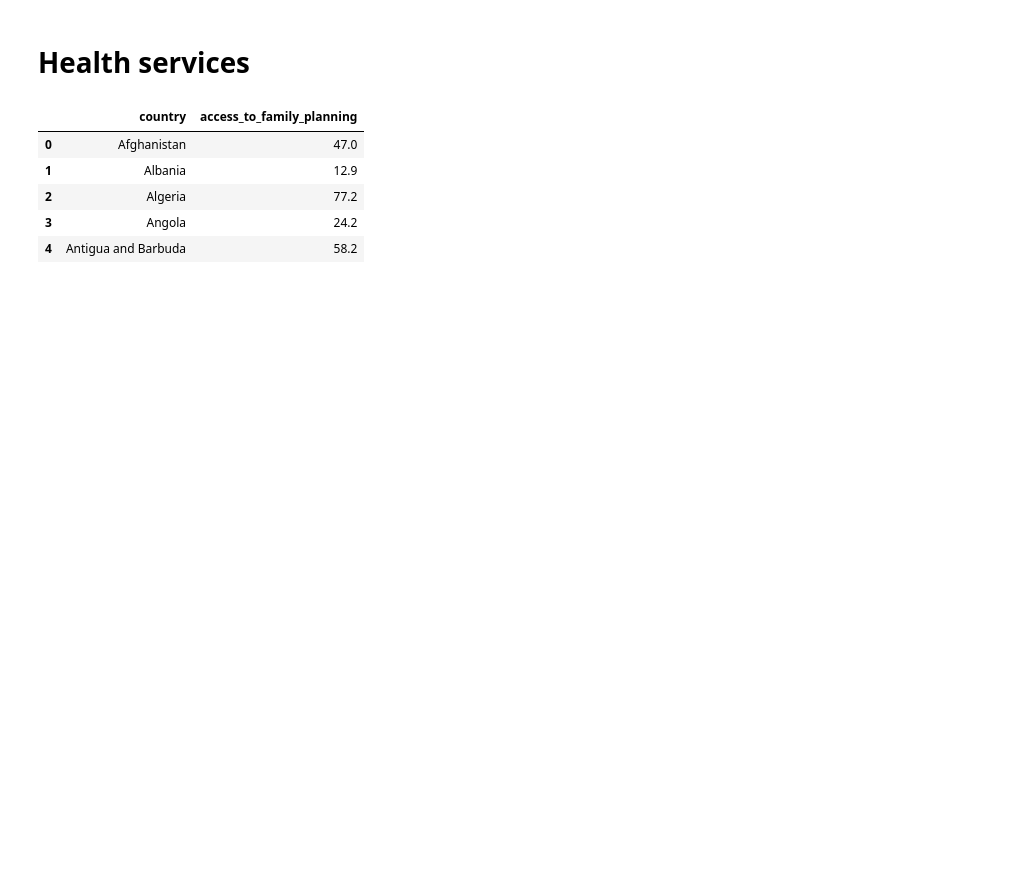
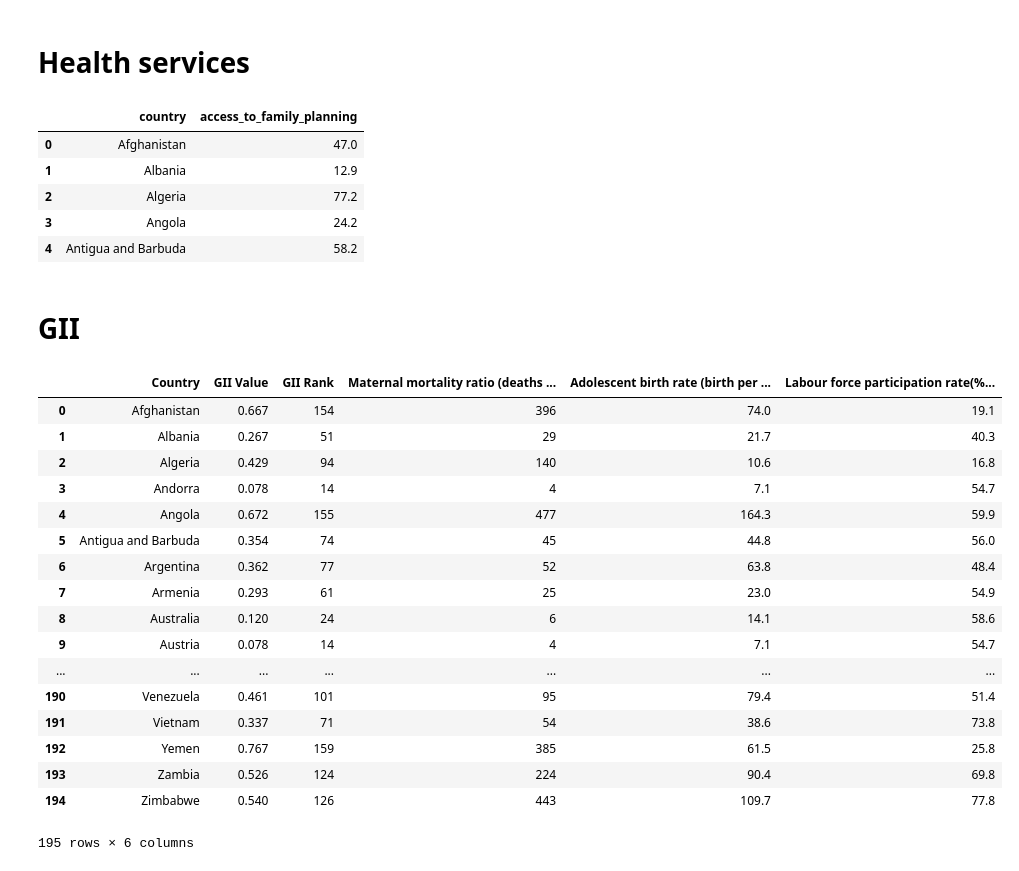
Before and after one commit to AnaMakarevich/suicide_rates_factors, a Jupyter notebook: Data Cleaning.ipynb, the cells around one changed output. Drawn from its saved outputs; the diff is of its cells as text; code cells hidden in the pictures; blank space fills up the shorter version.

```diff
--- a/Data Cleaning.ipynb
+++ b/Data Cleaning.ipynb
@@ -190,3 +192,28 @@ health_selection.head()
 | 2 | Algeria | 77.2 |
 | 3 | Angola | 24.2 |
 | 4 | Antigua and Barbuda | 58.2 |
+# %% [markdown]
+# GII
+# %%
+gii = pd.read_excel('GII.xlsx')
+# %%
+gii
+# %% [output]
+|  | Country | GII Value | GII Rank | Maternal mortality ratio (deaths ... | Adolescent birth rate (birth per ... | Labour force participation rate(%... |
+| 0 | Afghanistan | 0.667 | 154 | 396 | 74.0 | 19.1 |
+| 1 | Albania | 0.267 | 51 | 29 | 21.7 | 40.3 |
+| 2 | Algeria | 0.429 | 94 | 140 | 10.6 | 16.8 |
+| 3 | Andorra | 0.078 | 14 | 4 | 7.1 | 54.7 |
+| 4 | Angola | 0.672 | 155 | 477 | 164.3 | 59.9 |
+| 5 | Antigua and Barbuda | 0.354 | 74 | 45 | 44.8 | 56.0 |
+| 6 | Argentina | 0.362 | 77 | 52 | 63.8 | 48.4 |
+| 7 | Armenia | 0.293 | 61 | 25 | 23.0 | 54.9 |
+| 8 | Australia | 0.120 | 24 | 6 | 14.1 | 58.6 |
+| 9 | Austria | 0.078 | 14 | 4 | 7.1 | 54.7 |
+| ... | ... | ... | ... | ... | ... | ... |
+| 190 | Venezuela | 0.461 | 101 | 95 | 79.4 | 51.4 |
+| 191 | Vietnam | 0.337 | 71 | 54 | 38.6 | 73.8 |
+| 192 | Yemen | 0.767 | 159 | 385 | 61.5 | 25.8 |
+| 193 | Zambia | 0.526 | 124 | 224 | 90.4 | 69.8 |
+| 194 | Zimbabwe | 0.540 | 126 | 443 | 109.7 | 77.8 |
+195 rows × 6 columns
```
Also changed, not shown: parts of 3 cells of this notebook, 7 other files.
